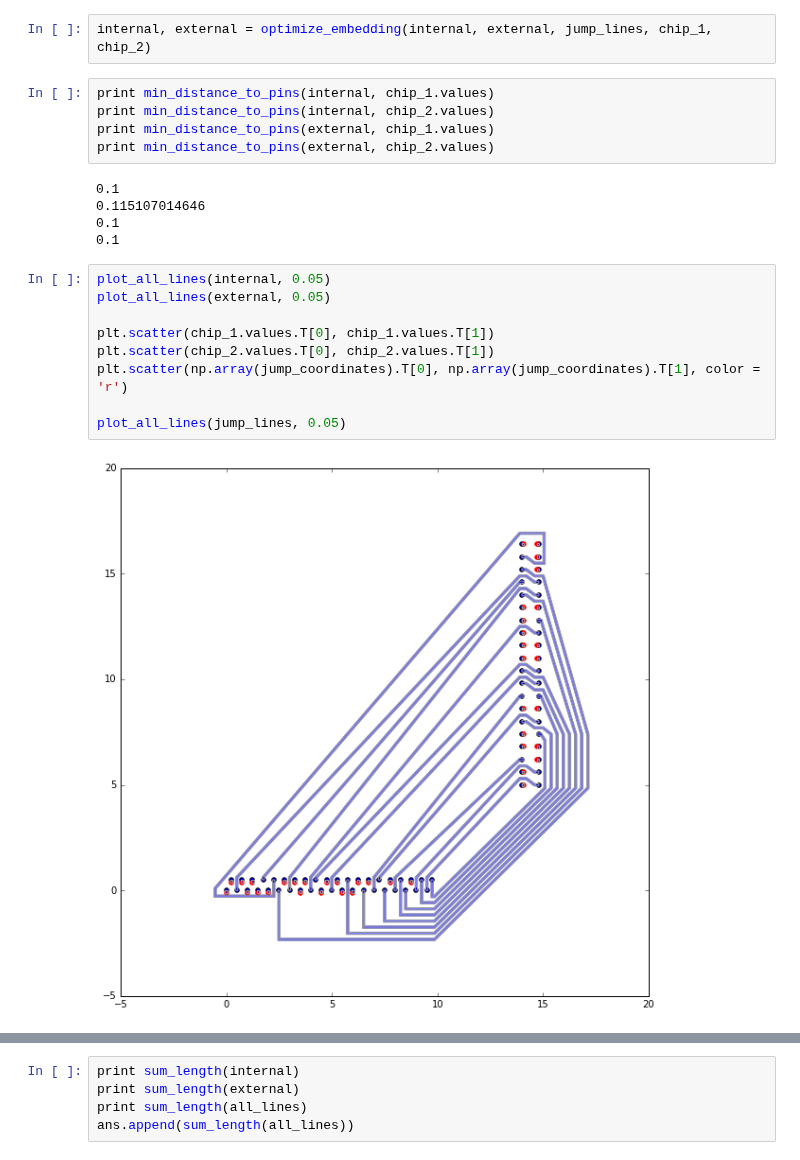
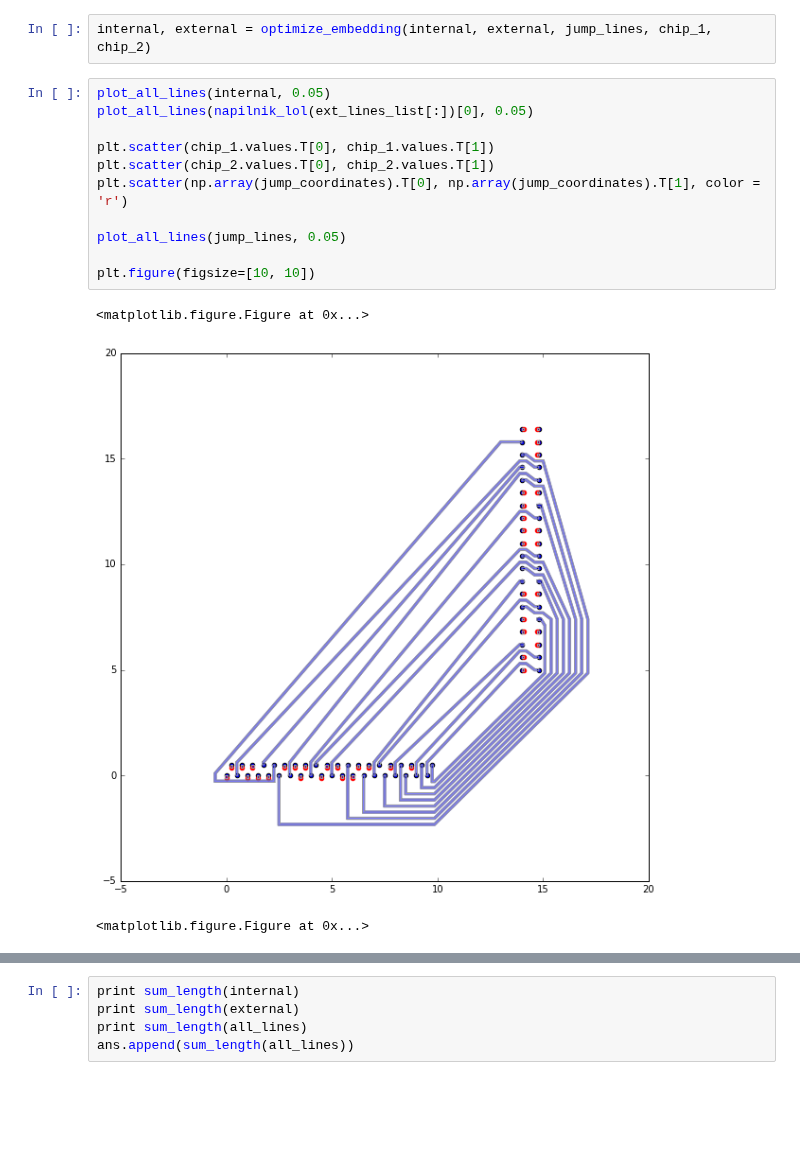
Before and after one commit to elejke/shortest_path, a Jupyter notebook: code/embedding.ipynb, the cells around one changed output, grey strips where cells are left out. Saved outputs shown, nothing was run; the diff lists cells and outputs as text; blank space fills up the shorter version.

Commit message:
NAPILNIK_LOL

```diff
--- a/code/embedding.ipynb
+++ b/code/embedding.ipynb
@@ -44,24 +46,18 @@ submit("ans", int_lines_list, ext_lines_list, jump_lines, jump_coordinates)
 internal, external, jump_lines = get_lines(connections, subsequences[0], subsequences[1], chip_1, chip_2, 1)
 # %%
 internal, external = optimize_embedding(internal, external, jump_lines, chip_1, chip_2)
-# %%
-print min_distance_to_pins(internal, chip_1.values)
-print min_distance_to_pins(internal, chip_2.values)
-print min_distance_to_pins(external, chip_1.values)
-print min_distance_to_pins(external, chip_2.values)
-# %% [output]
-0.1
-0.115107014646
-0.1
-0.1
 # %%
 plot_all_lines(internal, 0.05)
-plot_all_lines(external, 0.05)
+plot_all_lines(napilnik_lol(ext_lines_list[:])[0], 0.05)
 
 plt.scatter(chip_1.values.T[0], chip_1.values.T[1])
 plt.scatter(chip_2.values.T[0], chip_2.values.T[1])
 plt.scatter(np.array(jump_coordinates).T[0], np.array(jump_coordinates).T[1], color = 'r')
 
 plot_all_lines(jump_lines, 0.05)
+
+plt.figure(figsize=[10, 10])
 # %% [output]
+<matplotlib.figure.Figure at 0x...>
-[figure, old version]
+[figure, new version]
+<matplotlib.figure.Figure at 0x...>
```
Also changed, not shown: parts of 5 cells of this notebook, 2 other files.
